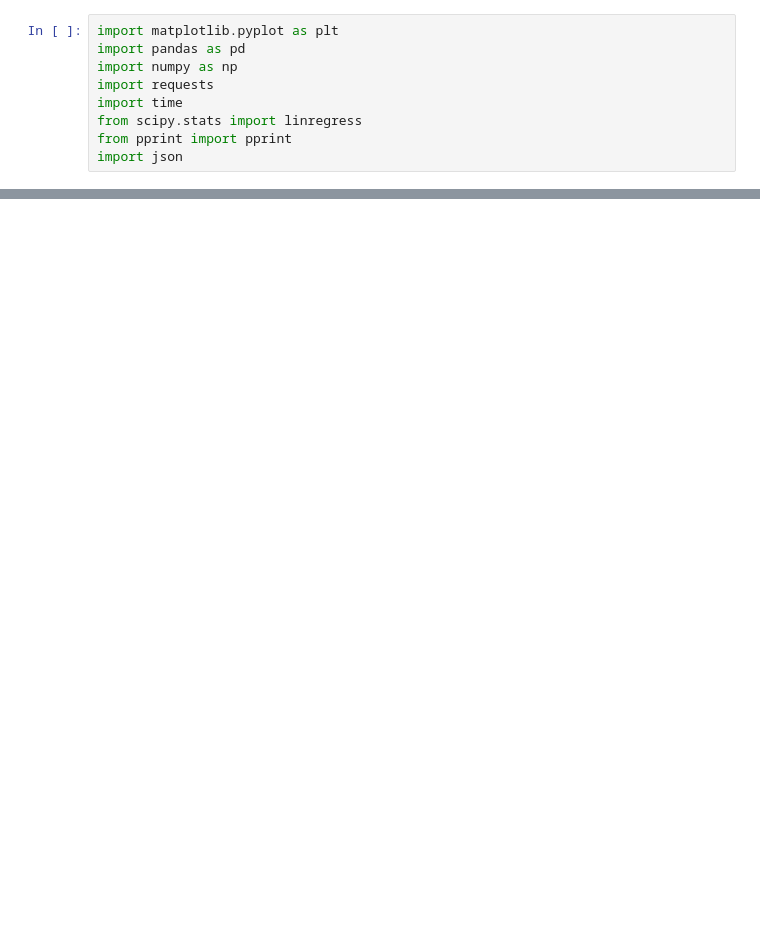
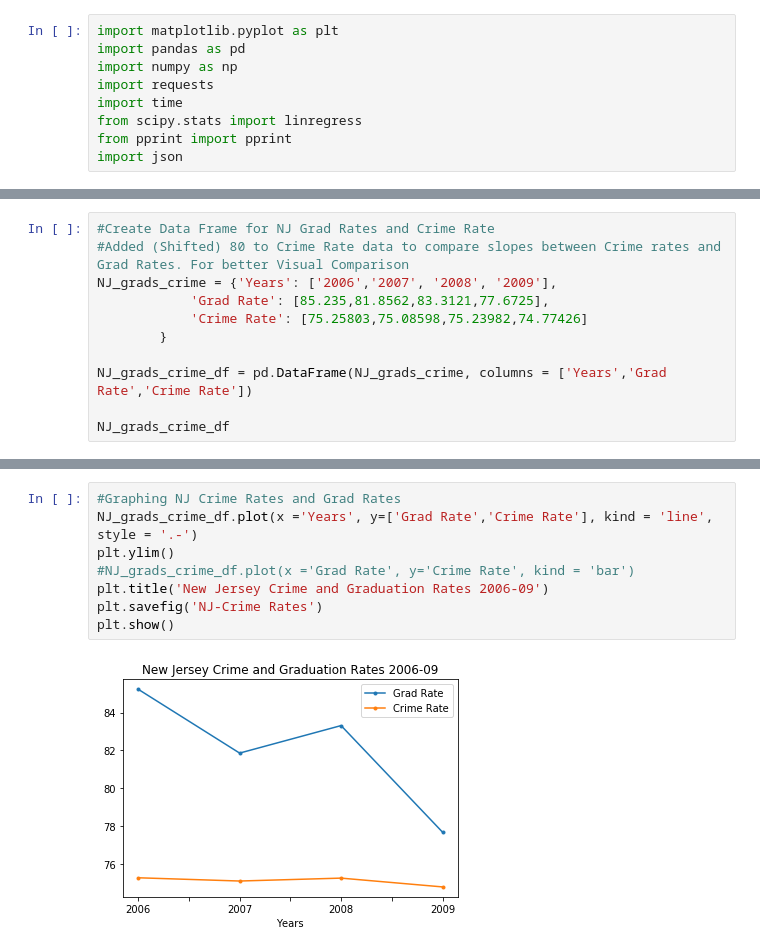
Before and after one commit to klcurtiss/Project1work, a Jupyter notebook: Project 1 final.ipynb, the cells around one changed output, grey strips where cells are left out. Cells and saved outputs as stored; diff of their text form; blank space fills up the shorter version.

```diff
--- a/Project 1 final.ipynb
+++ b/Project 1 final.ipynb
@@ -519,0 +579,11 @@ plt.show()
+# %%
+#Create Data Frame for NJ Grad Rates and Crime Rate
+#Added (Shifted) 80 to Crime Rate data to compare slopes between Crime rates and Grad Rates. For better Visual Comparison
+NJ_grads_crime = {'Years': ['2006','2007', '2008', '2009'],
+            'Grad Rate': [85.235,81.8562,83.3121,77.6725],
+            'Crime Rate': [75.25803,75.08598,75.23982,74.77426]
+        }
+
+NJ_grads_crime_df = pd.DataFrame(NJ_grads_crime, columns = ['Years','Grad Rate','Crime Rate'])
+
+NJ_grads_crime_df
@@ -519,0 +596,10 @@ plt.show()
+# %%
+#Graphing NJ Crime Rates and Grad Rates
+NJ_grads_crime_df.plot(x ='Years', y=['Grad Rate','Crime Rate'], kind = 'line', style = '.-')
+plt.ylim()
+#NJ_grads_crime_df.plot(x ='Grad Rate', y='Crime Rate', kind = 'bar')
+plt.title('New Jersey Crime and Graduation Rates 2006-09')
+plt.savefig('NJ-Crime Rates')
+plt.show()
+# %% [output]
+[figure, added]
```
Also changed, not shown: parts of 76 cells of this notebook.
